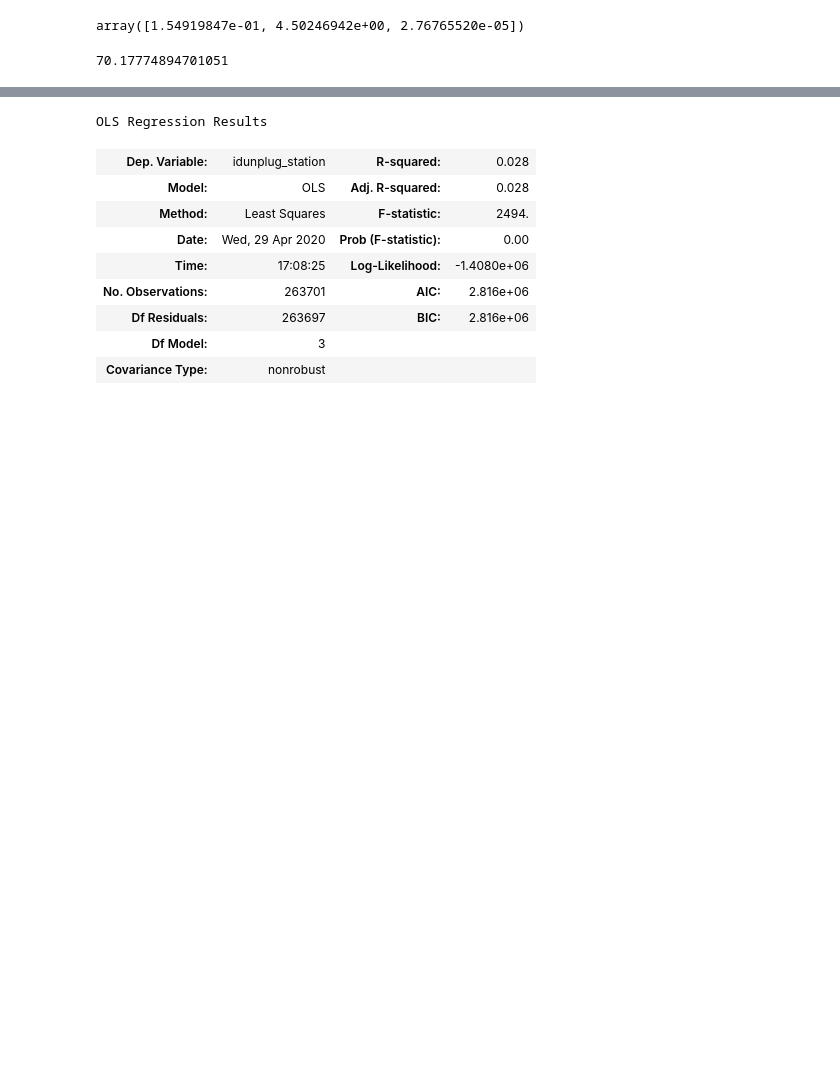
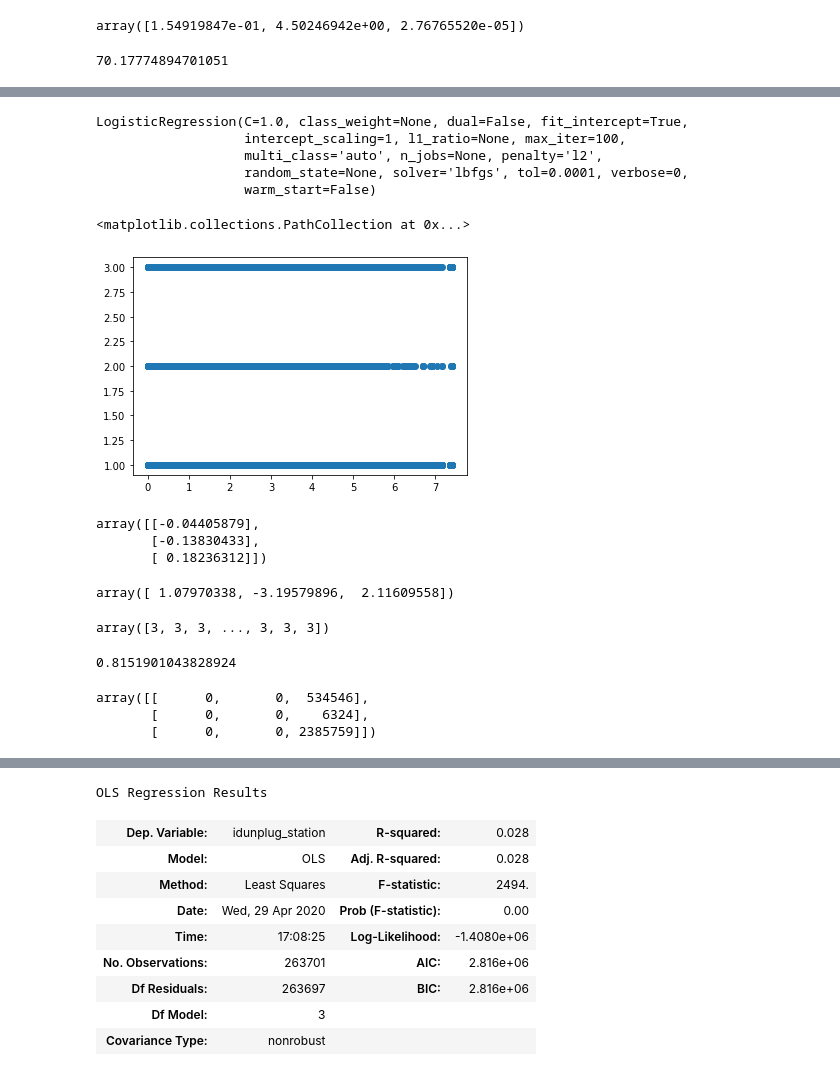
Before and after one commit to rasoco/Master_Data_Science, a Jupyter notebook: TFM/BiciMadProject.ipynb, the cells around one changed output, grey strips where cells are left out. Cells and saved outputs as stored; diff of their text form; code cells hidden in the pictures; blank space fills up the shorter version.

```diff
--- a/TFM/BiciMadProject.ipynb
+++ b/TFM/BiciMadProject.ipynb
@@ -1620,0 +1775,42 @@ reg2.intercept_
+# %%
+from sklearn.linear_model import LogisticRegression
+y_train = data['user_type']
+X_train = data[['distance']]
+clr = LogisticRegression()
+clr.fit(X_train, y_train)
+# %% [output]
+LogisticRegression(C=1.0, class_weight=None, dual=False, fit_intercept=True,
+                   intercept_scaling=1, l1_ratio=None, max_iter=100,
+                   multi_class='auto', n_jobs=None, penalty='l2',
+                   random_state=None, solver='lbfgs', tol=0.0001, verbose=0,
+                   warm_start=False)
+# %%
+plt.scatter(X_train, y_train)
+# %% [output]
+<matplotlib.collections.PathCollection at 0x...>
+[figure, added]
+# %%
+clr.coef_
+# %% [output]
+array([[-0.04405879],
+       [-0.13830433],
+       [ 0.18236312]])
+# %%
+clr.intercept_
+# %% [output]
+array([ 1.07970338, -3.19579896,  2.11609558])
+# %%
+clr.predict(X_train)
+# %% [output]
+array([3, 3, 3, ..., 3, 3, 3])
+# %%
+clr.score(X_train,y_train)
+# %% [output]
+0.8151901043828924
+# %%
+from sklearn.metrics import classification_report, confusion_matrix
+confusion_matrix(y_train, clr.predict(X_train))
+# %% [output]
+array([[      0,       0,  534546],
+       [      0,       0,    6324],
+       [      0,       0, 2385759]])
```
Also changed, not shown: parts of 42 cells of this notebook.
